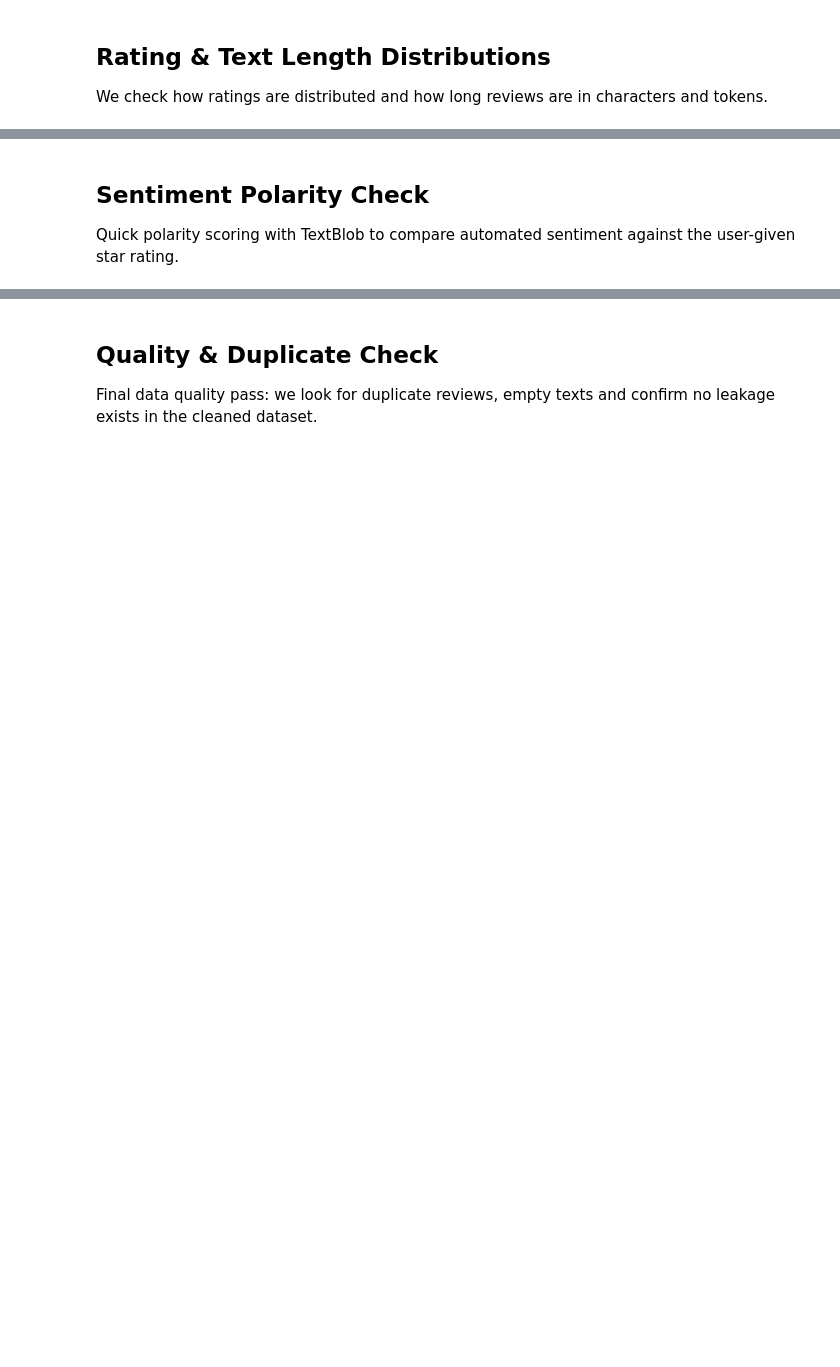
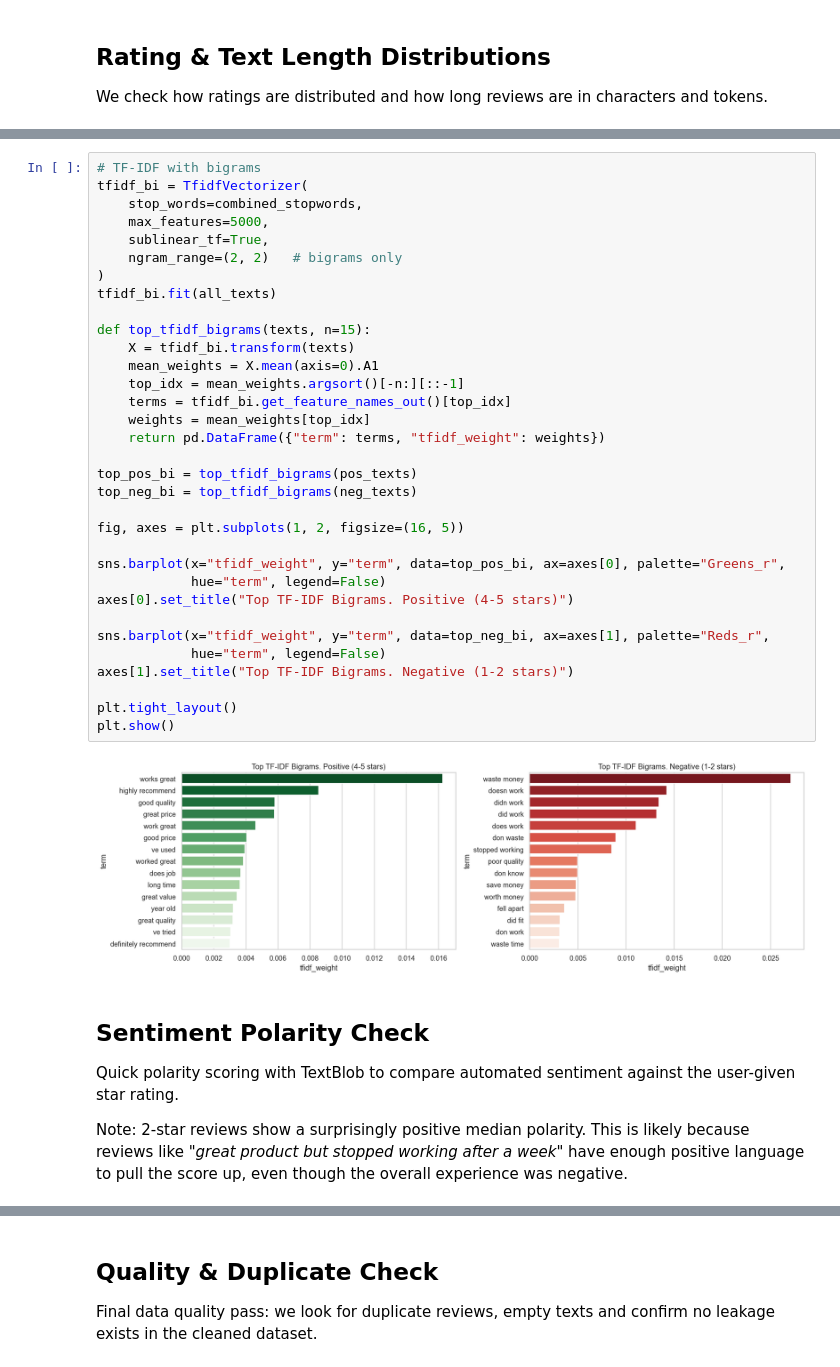
Before and after one commit to FilippoNannucci/DiscoverAI, a Jupyter notebook: 02_EDA_dani.ipynb, the cells around one changed output, grey strips where cells are left out. Drawn from its saved outputs; the diff is of its cells as text; blank space fills up the shorter version.

```diff
--- a/02_EDA_dani.ipynb
+++ b/02_EDA_dani.ipynb
@@ -178,7 +231,44 @@ Passing `palette` without assigning `hue` is deprecated and will be removed in v
+# %%
+# TF-IDF with bigrams
+tfidf_bi = TfidfVectorizer(
+    stop_words=combined_stopwords,
+    max_features=5000,
+    sublinear_tf=True,
+    ngram_range=(2, 2)   # bigrams only
+)
+tfidf_bi.fit(all_texts)
+
+def top_tfidf_bigrams(texts, n=15):
+    X = tfidf_bi.transform(texts)
+    mean_weights = X.mean(axis=0).A1
+    top_idx = mean_weights.argsort()[-n:][::-1]
+    terms = tfidf_bi.get_feature_names_out()[top_idx]
+    weights = mean_weights[top_idx]
+    return pd.DataFrame({"term": terms, "tfidf_weight": weights})
+
+top_pos_bi = top_tfidf_bigrams(pos_texts)
+top_neg_bi = top_tfidf_bigrams(neg_texts)
+
+fig, axes = plt.subplots(1, 2, figsize=(16, 5))
+
+sns.barplot(x="tfidf_weight", y="term", data=top_pos_bi, ax=axes[0], palette="Greens_r",
+            hue="term", legend=False)
+axes[0].set_title("Top TF-IDF Bigrams. Positive (4-5 stars)")
+
+sns.barplot(x="tfidf_weight", y="term", data=top_neg_bi, ax=axes[1], palette="Reds_r",
+            hue="term", legend=False)
+axes[1].set_title("Top TF-IDF Bigrams. Negative (1-2 stars)")
+
+plt.tight_layout()
+plt.show()
+# %% [output]
+[figure, added]
 # %% [markdown]
 ## Sentiment Polarity Check
 
 Quick polarity scoring with TextBlob to compare automated sentiment against the user-given star rating.
+
+Note: 2-star reviews show a surprisingly positive median polarity. This is likely because reviews like *"great product but stopped working after a week"* have enough positive language to pull the score up, even though the overall experience was negative.
 # %%
 from textblob import TextBlob
 
```
Also changed, not shown: parts of 11 cells of this notebook.
